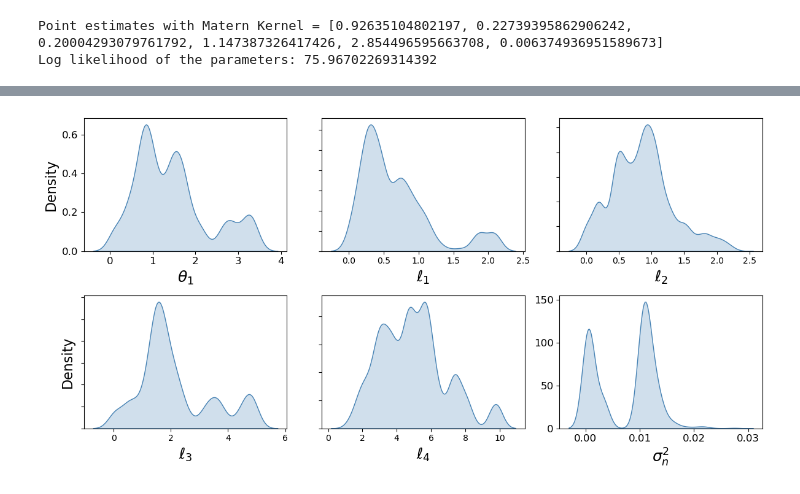
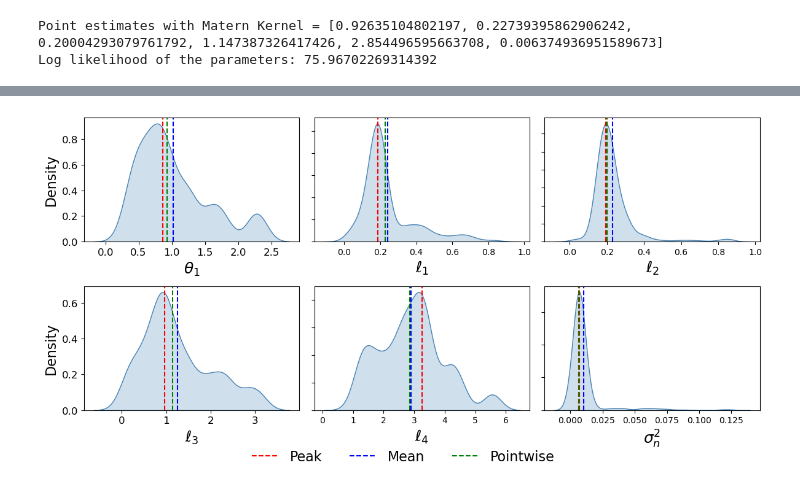
Before and after one commit to seanwhite674/FinalYearProject, a Jupyter notebook: Final_gps/MCMC_on_final_models.ipynb, the cells around one changed output, grey strips where cells are left out. Drawn from its saved outputs; the diff is of its cells as text; code cells hidden in the pictures.

```diff
--- a/Final_gps/MCMC_on_final_models.ipynb
+++ b/Final_gps/MCMC_on_final_models.ipynb
@@ -321,12 +321,12 @@ np.random.seed(42)
 ndim = len(params)
 nwalkers = ndim*4
 mean = np.array(params)
-cov_matrix = np.diag(0.5*np.array(params))
+cov_matrix = np.diag(np.array(params))
 ### Where we start sampling. I take the absolute value here because I want my parameters to be positive
 initial_pos = np.abs(np.random.multivariate_normal(mean, cov_matrix, nwalkers))
 #### getting rid of 0 values
 initial_pos = np.clip(initial_pos, 1e-6, None)
-cov = 1e-2
+cov = 1e-4
 ### try cov = 1e-2
 sampler = emcee.EnsembleSampler(nwalkers, ndim, log_posterior,args= (gpr_loaded,),moves = GaussianMove(cov=cov))
 nsteps = 500
@@ -378,33 +387,36 @@ import seaborn as sns
 flat_samples = sampler.get_chain(discard=burnin, thin=thin,flat=True)
 mean_values = np.mean(flat_samples, axis=0)
 
 # Update parameter labels to cover the first and second set of parameters
 param_labels = ["$\\theta_1$", "$\\ell_1$", "$\\ell_2$", "$\\ell_3$", "$\\ell_4$","$\\sigma_n^2$"]
 
 # Create a 2x5 subplot grid
 fig, axes = plt.subplots(2, 3, figsize=(12, 6))
 
 # Flatten the axes array for easier indexing
 axes = axes.flatten()
 
 for i in range(6):
     sns.kdeplot(flat_samples[:, i], fill=True, ax=axes[i], color='steelblue')
     axes[i].set_xlabel(param_labels[i], fontsize=18)  # Label each subplot with the parameter name
     line1 = axes[i].axvline(peak_values[i], color="red", linestyle="--", label='Peak')
     line2 = axes[i].axvline(mean_values[i], color="blue", linestyle="--", label='Mean')
     line3 = axes[i].axvline(params[i], color="green", linestyle="--", label='Pointwise')
 
     # Set the Y-axis label only for the leftmost column
     if i % 3 == 0:
         axes[i].set_ylabel("Density", fontsize=16)
     else:
         axes[i].set_ylabel("")  # Remove y-labels from other plots
 
     # Remove y-tick labels from other plots in the row
-    axes[i].set_yticklabels([]) if i % 5 != 0 else axes[i].tick_params(labelsize=12)
+    axes[i].set_yticklabels([]) if i % 3 != 0 else axes[i].tick_params(labelsize=12)
 
-plt.tight_layout()
+#plt.tight_layout()
+fig.legend(handles=line_handles, labels=['Peak', 'Mean', 'Pointwise'],
+           loc='lower center', fontsize=16, ncol=3, frameon=False)
+plt.tight_layout(rect=[0, 0.05, 1, 1])
 #plt.savefig(r"C:\Users\seanw\OneDrive\Desktop\GitHub\FYP\latex\LatexPlots\final_gps_plots\MCMCWhiteMat", dpi=72, bbox_inches='tight')
 plt.show()
 # %% [output]
-[figure, old version]
+[figure, new version]
```
Also changed, not shown: parts of 3 cells of this notebook, 10 other files.
